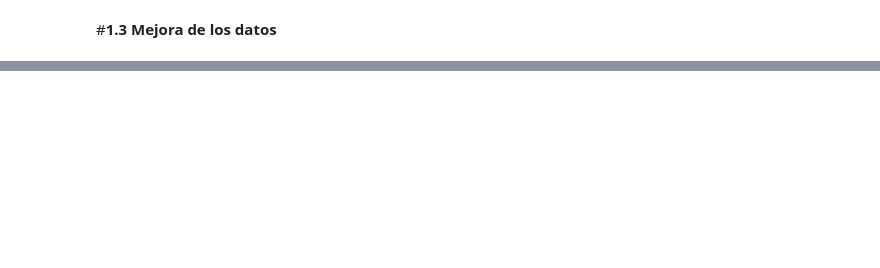
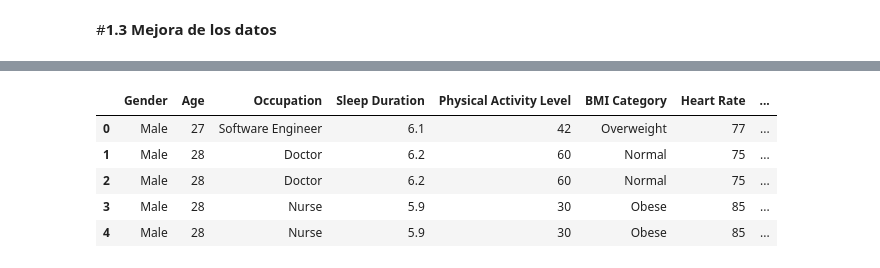
Before and after one commit to JuanfeP2004/Taller-4-Analitica-de-datos, a Jupyter notebook: Taller_4CalidadDatos.ipynb, the cells around one changed output, grey strips where cells are left out. Cells and saved outputs as stored; diff of their text form; code cells hidden in the pictures; blank space fills up the shorter version.

```diff
--- a/Taller_4CalidadDatos.ipynb
+++ b/Taller_4CalidadDatos.ipynb
@@ -112,0 +336,14 @@ datos.info()
+# %%
+#Elimino Variables redundantes
+
+datos = datos.drop('Quality of Sleep',axis=1)
+datos = datos.drop('Stress Level',axis=1)
+datos = datos.drop('Systolic Blood Presure',axis=1)
+datos.head()
+# %% [output]
+|  | Gender | Age | Occupation | Sleep Duration | Physical Activity Level | BMI Category | Heart Rate | ... |
+| 0 | Male | 27 | Software Engineer | 6.1 | 42 | Overweight | 77 | ... |
+| 1 | Male | 28 | Doctor | 6.2 | 60 | Normal | 75 | ... |
+| 2 | Male | 28 | Doctor | 6.2 | 60 | Normal | 75 | ... |
+| 3 | Male | 28 | Nurse | 5.9 | 30 | Obese | 85 | ... |
+| 4 | Male | 28 | Nurse | 5.9 | 30 | Obese | 85 | ... |
```
Also changed, not shown: parts of 22 cells of this notebook.
